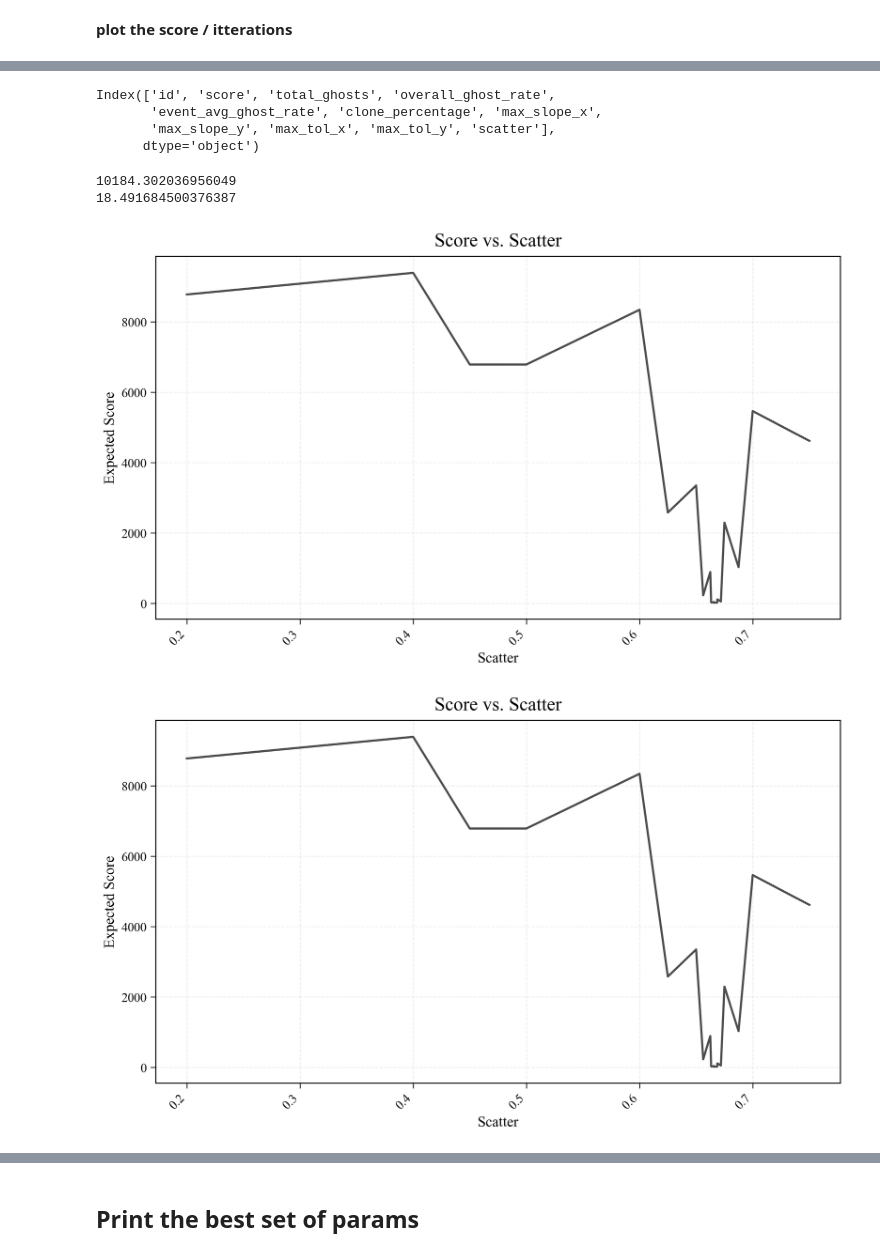
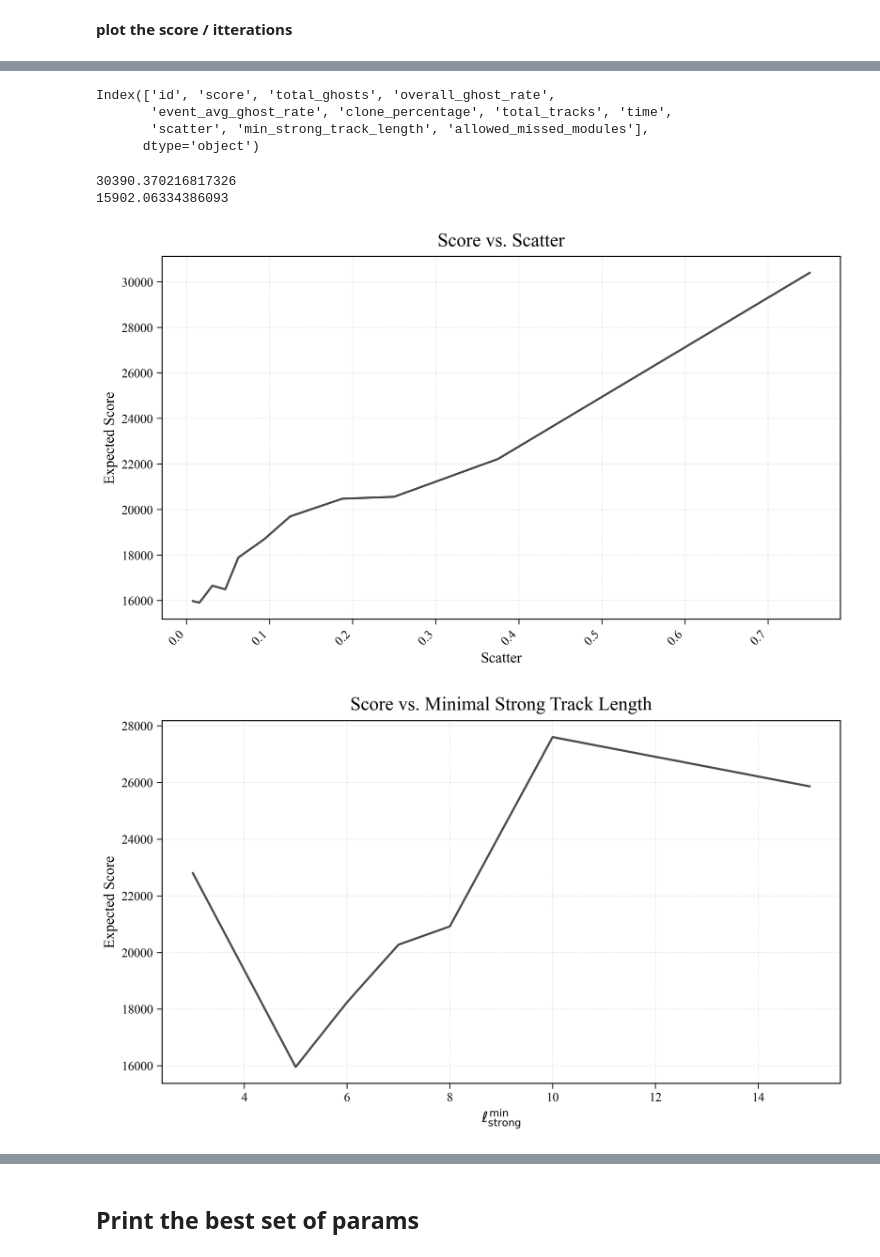
Before and after one commit to SvenHockers/velopix_tracking, a Jupyter notebook: results/Example.ipynb, the cells around one changed output, grey strips where cells are left out. Drawn from its saved outputs; the diff is of its cells as text; code cells hidden in the pictures.

Commit message:
PolyHoot ST

```diff
--- a/results/Example.ipynb
+++ b/results/Example.ipynb
@@ -12,7 +12,7 @@ from matplotlib import cm
 # %%
 # Set the file path:
 path = "results/"
-file_name = "result_PolyHoot_TF_1_676306a9-9a46-44a1-aff8-b5ad7e8d5fdd.jsonl"
+file_name = "result_PolyHoot_ST_1_dc6a9e2d-d305-4f5f-884b-3ed725501e3c.jsonl"
 # %%
 def parse_results(path: str) -> pd.DataFrame:
     records = []
@@ -135,15 +135,15 @@ plot_convergence(df)
 print(df.columns)
 # %% [output]
 Index(['id', 'score', 'total_ghosts', 'overall_ghost_rate',
-       'event_avg_ghost_rate', 'clone_percentage', 'max_slope_x',
-       'max_slope_y', 'max_tol_x', 'max_tol_y', 'scatter'],
+       'event_avg_ghost_rate', 'clone_percentage', 'total_tracks', 'time',
+       'scatter', 'min_strong_track_length', 'allowed_missed_modules'],
       dtype='object')
 # %%
 print(max(df.score))
 print(min(df.score))
 # %% [output]
-10184.302036956049
-18.491684500376387
+30390.370216817326
+15902.06334386093
 # %%
 def plot_expected_score_by_param(
     df,
@@ -158,7 +158,7 @@ def plot_expected_score_by_param(
     legend_fontsize=12,
     dpi=300,
     Title="INSERT",
-    XSlope="INSERT"
+    XAxis="INSERT"
 ):
     """
     Plot expected score (mean score) versus each hyperparameter in `params` with publication-quality styling.
@@ -227,7 +227,7 @@ def plot_expected_score_by_param(
         linewidth=linewidths[0]
     )
     ax.set_title(Title, pad=10)
-    ax.set_xlabel(XSlope, fontsize=label_fontsize)
+    ax.set_xlabel(XAxis, fontsize=label_fontsize)
     ax.set_ylabel('Expected Score', fontsize=label_fontsize)
     # If many unique values, rotate xticks
     if len(means.index) > 10:
@@ -243,20 +243,20 @@ plot_expected_score_by_param(
     linestyles=['-','--'],
     linewidths=[2,2],
     Title="Score vs. Scatter",
-    XSlope="Scatter"
+    XAxis="Scatter"
 )
 # %% [output]
-[figure, old version]
+[figure, new version]
 # %%
 plot_expected_score_by_param(
     df,
-    params='scatter',
+    params='min_strong_track_length',
     figsize=(10,6),
     colors=['#4C4C4C'],
     linestyles=['-','--'],
     linewidths=[2,2],
-    Title="Score vs. Scatter",
-    XSlope="Scatter"
+    Title="Score vs. Minimal Strong Track Length",
+    XAxis=r"$\ell_{\mathrm{strong}}^{\min}$"
 )
 # %% [output]
-[figure, old version]
+[figure, new version]
```
Also changed, not shown: parts of 5 cells of this notebook.
